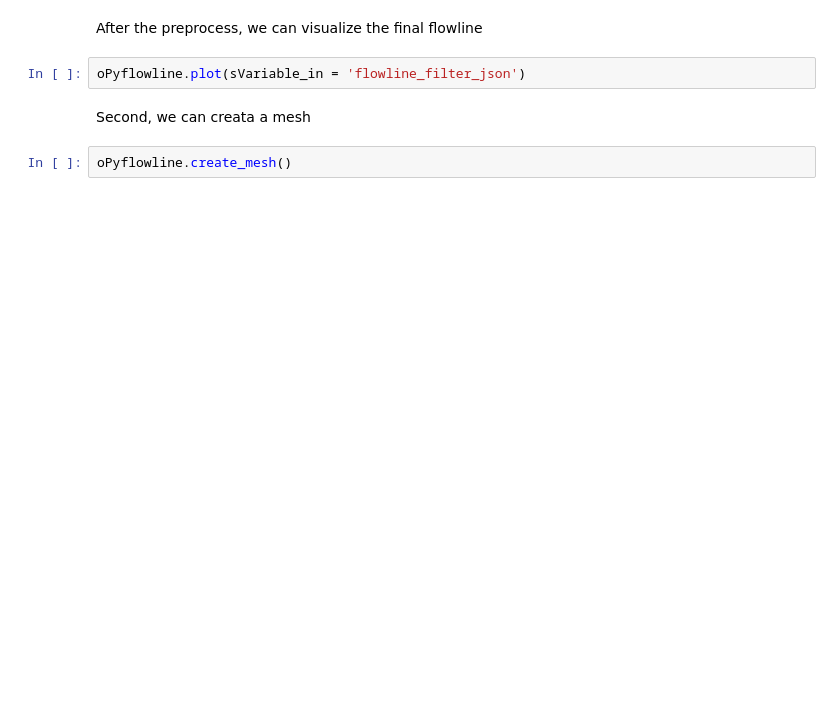
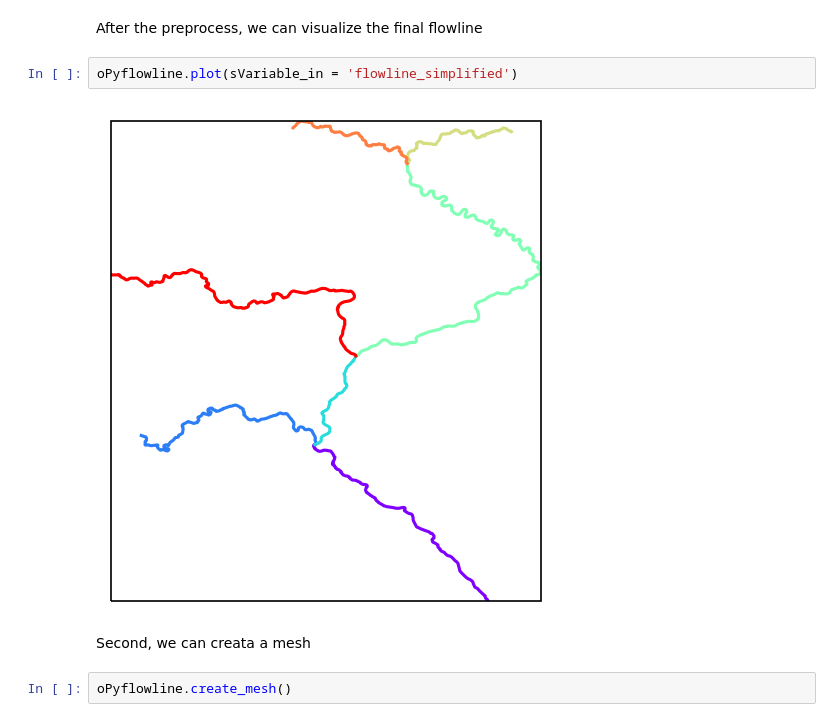
Before and after one commit to changliao1025/pyflowline, a Jupyter notebook: pyflowline.ipynb, the cells around one changed output. Drawn from its saved outputs; the diff is of its cells as text; blank space fills up the shorter version.

```diff
--- a/pyflowline.ipynb
+++ b/pyflowline.ipynb
@@ -56,7 +79,9 @@ oPyflowline.preprocess_flowline()
 # %% [markdown]
 After the preprocess, we can visualize the final flowline
 # %%
-oPyflowline.plot(sVariable_in = 'flowline_filter_json')
+oPyflowline.plot(sVariable_in = 'flowline_simplified')
+# %% [output]
+[figure, added]
 # %% [markdown]
 Second, we can creata a mesh
 # %%
```
Also changed, not shown: parts of 8 cells of this notebook, 2 other files.
